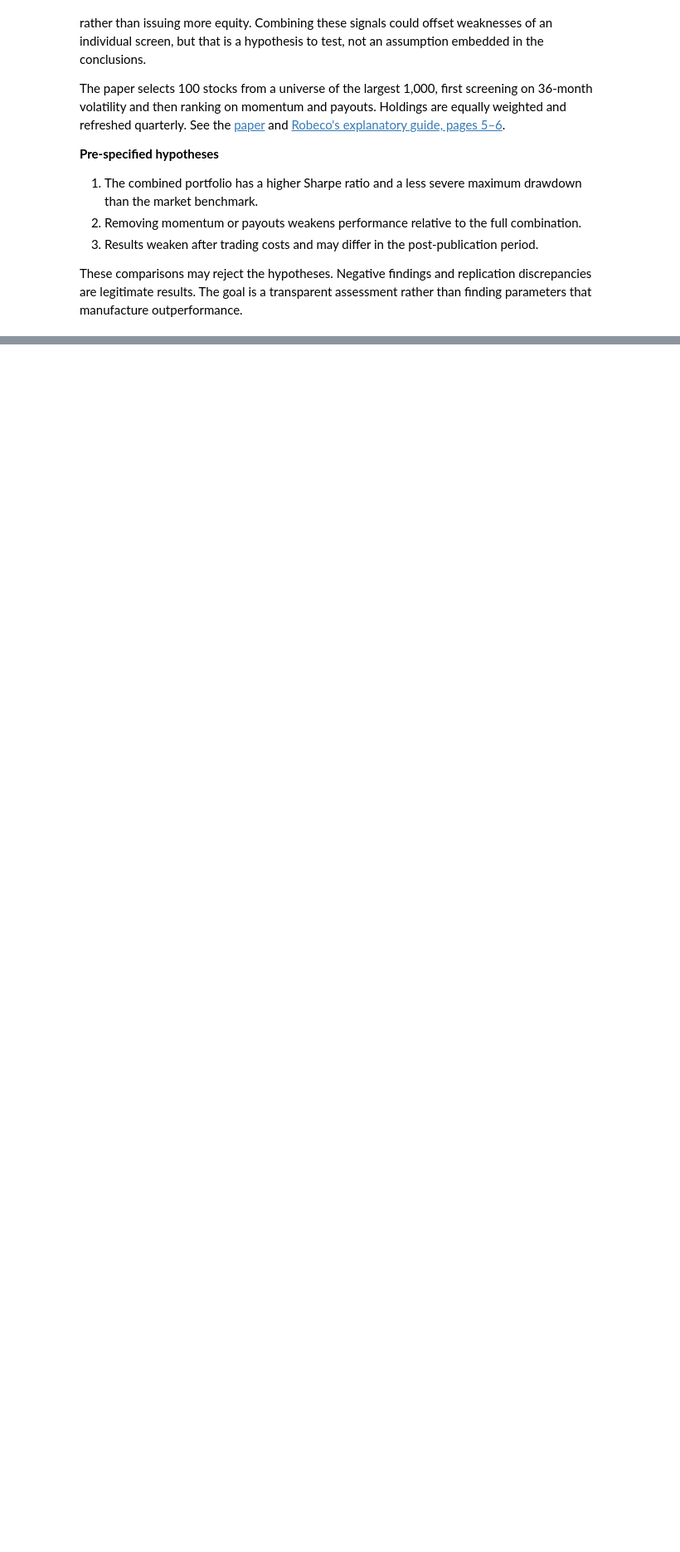
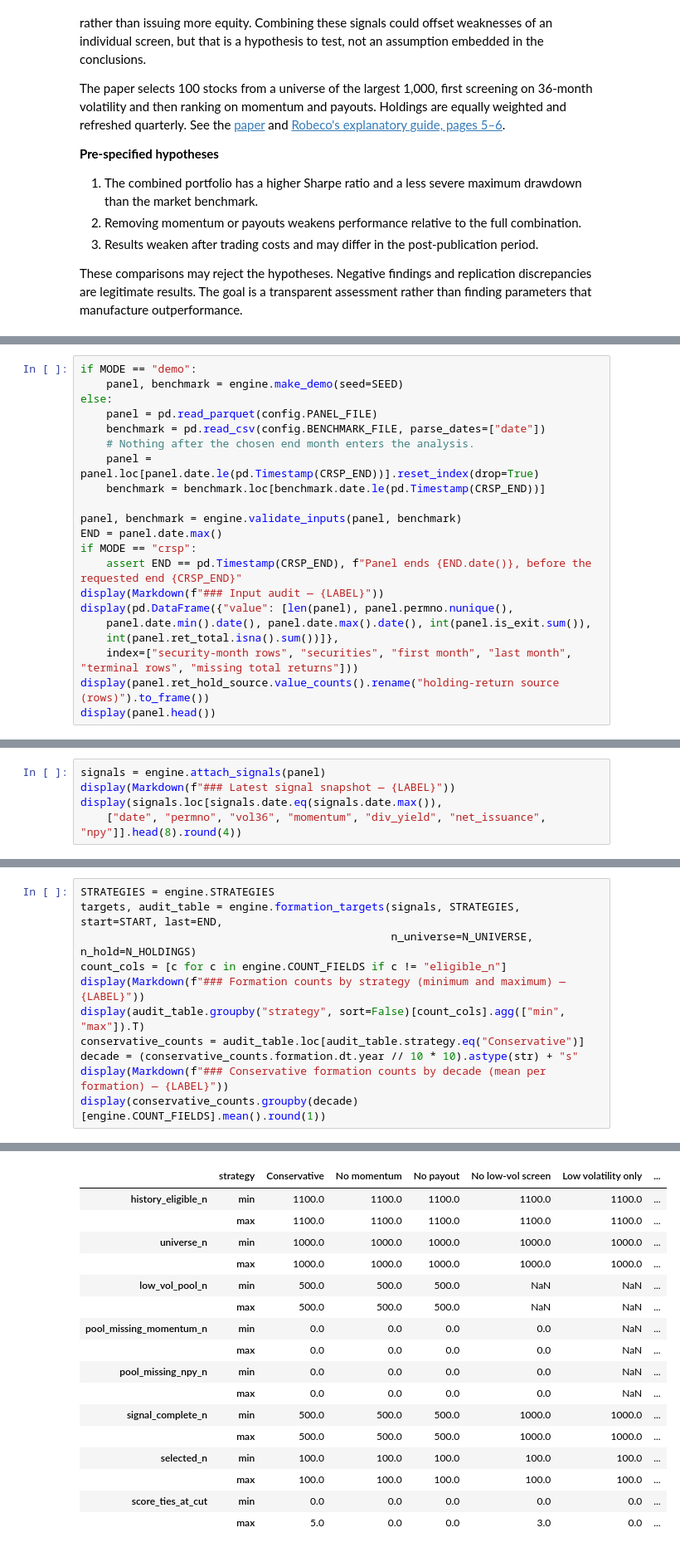
Before and after one commit to yingnichang/MTH9897, a Jupyter notebook: Final/conservative_formula_first_draft.ipynb, the cells around one changed output, grey strips where cells are left out. Shown at 83% size. Cells and saved outputs as stored; diff of their text form; blank space fills up the shorter version.

Commit message:
Connect data to notebook

```diff
--- a/Final/conservative_formula_first_draft.ipynb
+++ b/Final/conservative_formula_first_draft.ipynb
@@ -259,0 +173,21 @@ display(panel.head())
+# %%
+if MODE == "demo":
+    panel, benchmark = engine.make_demo(seed=SEED)
+else:
+    panel = pd.read_parquet(config.PANEL_FILE)
+    benchmark = pd.read_csv(config.BENCHMARK_FILE, parse_dates=["date"])
+    # Nothing after the chosen end month enters the analysis.
+    panel = panel.loc[panel.date.le(pd.Timestamp(CRSP_END))].reset_index(drop=True)
+    benchmark = benchmark.loc[benchmark.date.le(pd.Timestamp(CRSP_END))]
+
+panel, benchmark = engine.validate_inputs(panel, benchmark)
+END = panel.date.max()
+if MODE == "crsp":
+    assert END == pd.Timestamp(CRSP_END), f"Panel ends {END.date()}, before the requested end {CRSP_END}"
+display(Markdown(f"### Input audit — {LABEL}"))
+display(pd.DataFrame({"value": [len(panel), panel.permno.nunique(),
+    panel.date.min().date(), panel.date.max().date(), int(panel.is_exit.sum()),
+    int(panel.ret_total.isna().sum())]},
+    index=["security-month rows", "securities", "first month", "last month", "terminal rows", "missing total returns"]))
+display(panel.ret_hold_source.value_counts().rename("holding-return source (rows)").to_frame())
+display(panel.head())
@@ -388,0 +231,5 @@ display(audit_table.groupby("strategy")[["universe_n", "complete_n", "holdings_n
+# %%
+signals = engine.attach_signals(panel)
+display(Markdown(f"### Latest signal snapshot — {LABEL}"))
+display(signals.loc[signals.date.eq(signals.date.max()),
+    ["date", "permno", "vol36", "momentum", "div_yield", "net_issuance", "npy"]].head(8).round(4))
@@ -388,0 +273,12 @@ display(audit_table.groupby("strategy")[["universe_n", "complete_n", "holdings_n
+# %%
+STRATEGIES = engine.STRATEGIES
+targets, audit_table = engine.formation_targets(signals, STRATEGIES, start=START, last=END,
+                                                n_universe=N_UNIVERSE, n_hold=N_HOLDINGS)
+count_cols = [c for c in engine.COUNT_FIELDS if c != "eligible_n"]
+display(Markdown(f"### Formation counts by strategy (minimum and maximum) — {LABEL}"))
+display(audit_table.groupby("strategy", sort=False)[count_cols].agg(["min", "max"]).T)
+conservative_counts = audit_table.loc[audit_table.strategy.eq("Conservative")]
+decade = (conservative_counts.formation.dt.year // 10 * 10).astype(str) + "s"
+display(Markdown(f"### Conservative formation counts by decade (mean per formation) — {LABEL}"))
+display(conservative_counts.groupby(decade)[engine.COUNT_FIELDS].mean().round(1))
+# %% [output]
@@ -388,0 +286,17 @@ display(audit_table.groupby("strategy")[["universe_n", "complete_n", "holdings_n
+|  | strategy | Conservative | No momentum | No payout | No low-vol screen | Low volatility only | ... |
+| history_eligible_n | min | 1100.0 | 1100.0 | 1100.0 | 1100.0 | 1100.0 | ... |
+|  | max | 1100.0 | 1100.0 | 1100.0 | 1100.0 | 1100.0 | ... |
+| universe_n | min | 1000.0 | 1000.0 | 1000.0 | 1000.0 | 1000.0 | ... |
+|  | max | 1000.0 | 1000.0 | 1000.0 | 1000.0 | 1000.0 | ... |
+| low_vol_pool_n | min | 500.0 | 500.0 | 500.0 | NaN | NaN | ... |
+|  | max | 500.0 | 500.0 | 500.0 | NaN | NaN | ... |
+| pool_missing_momentum_n | min | 0.0 | 0.0 | 0.0 | 0.0 | NaN | ... |
+|  | max | 0.0 | 0.0 | 0.0 | 0.0 | NaN | ... |
+| pool_missing_npy_n | min | 0.0 | 0.0 | 0.0 | 0.0 | NaN | ... |
+|  | max | 0.0 | 0.0 | 0.0 | 0.0 | NaN | ... |
+| signal_complete_n | min | 500.0 | 500.0 | 500.0 | 1000.0 | 1000.0 | ... |
+|  | max | 500.0 | 500.0 | 500.0 | 1000.0 | 1000.0 | ... |
+| selected_n | min | 100.0 | 100.0 | 100.0 | 100.0 | 100.0 | ... |
+|  | max | 100.0 | 100.0 | 100.0 | 100.0 | 100.0 | ... |
+| score_ties_at_cut | min | 0.0 | 0.0 | 0.0 | 0.0 | 0.0 | ... |
+|  | max | 5.0 | 0.0 | 0.0 | 3.0 | 0.0 | ... |
```
Also changed, not shown: parts of 22 cells of this notebook, 15 other files.
